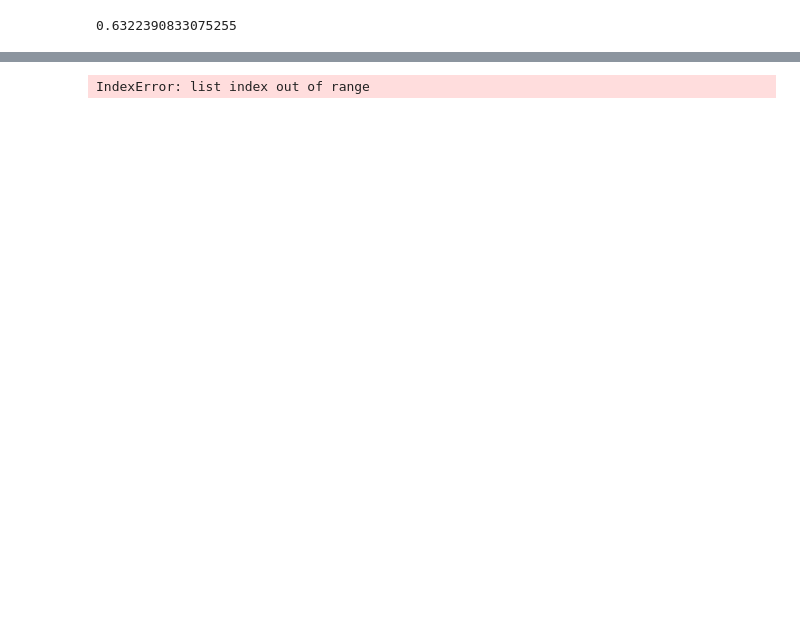
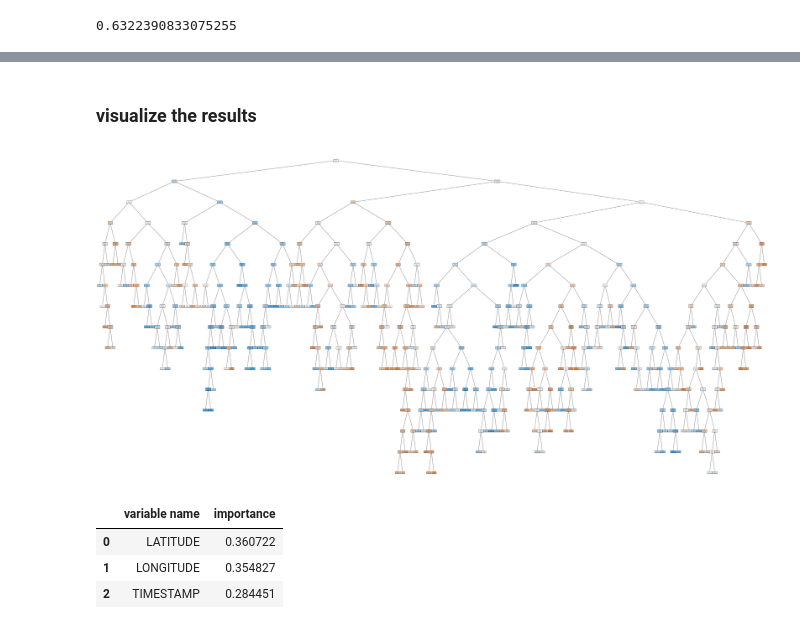
Before and after one commit to kaylanhua/conflicts, a Jupyter notebook: hoch/random_forest.ipynb, the cells around one changed output, grey strips where cells are left out. Drawn from its saved outputs; the diff is of its cells as text; code cells hidden in the pictures; blank space fills up the shorter version.

```diff
--- a/hoch/random_forest.ipynb
+++ b/hoch/random_forest.ipynb
@@ -120,8 +122,21 @@ RandomForestClassifier(max_depth=10, min_samples_leaf=20, n_estimators=50,
                        n_jobs=-1, random_state=42)
+# %% [markdown]
+### visualize the results
 # %%
 from sklearn.tree import plot_tree
 plt.figure(figsize=(80,40))
-plot_tree(rf_best.estimators_[5], feature_names = X.columns,class_names=['Disease', "No Disease"],filled=True);
+plot_tree(rf_best.estimators_[5], feature_names = X.columns,class_names=['Fatalities Reported', "No Fatalities Reported"],filled=True);
 # %% [output]
-IndexError: list index out of range
-[figure, old version]
+[figure, new version]
+# %%
+imp_df = pd.DataFrame({
+    "variable name": X_train.columns,
+    "importance": rf_best.feature_importances_
+})
+
+imp_df.sort_values(by="importance", ascending=False)
+# %% [output]
+|  | variable name | importance |
+| 0 | LATITUDE | 0.360722 |
+| 1 | LONGITUDE | 0.354827 |
+| 2 | TIMESTAMP | 0.284451 |
```
Also changed, not shown: parts of 6 cells of this notebook.
